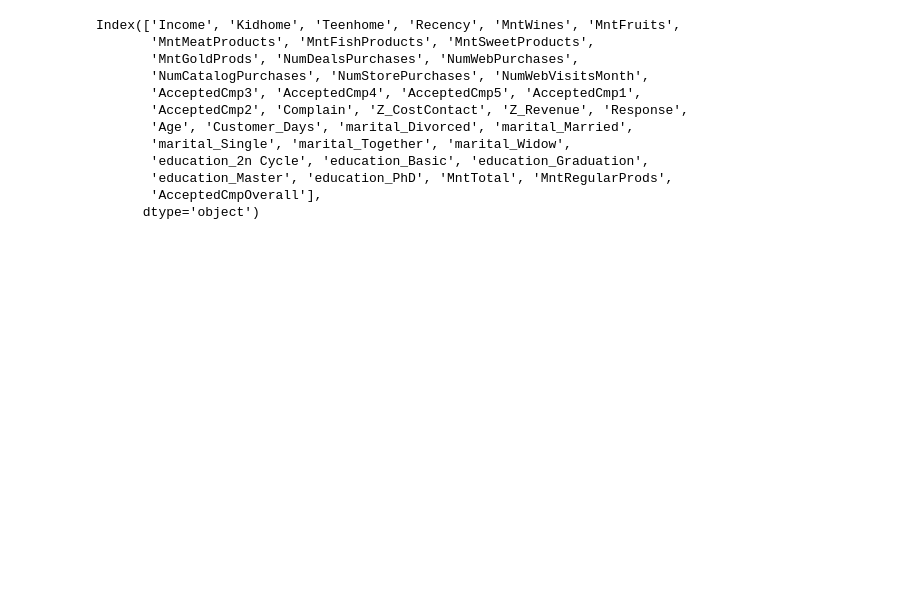
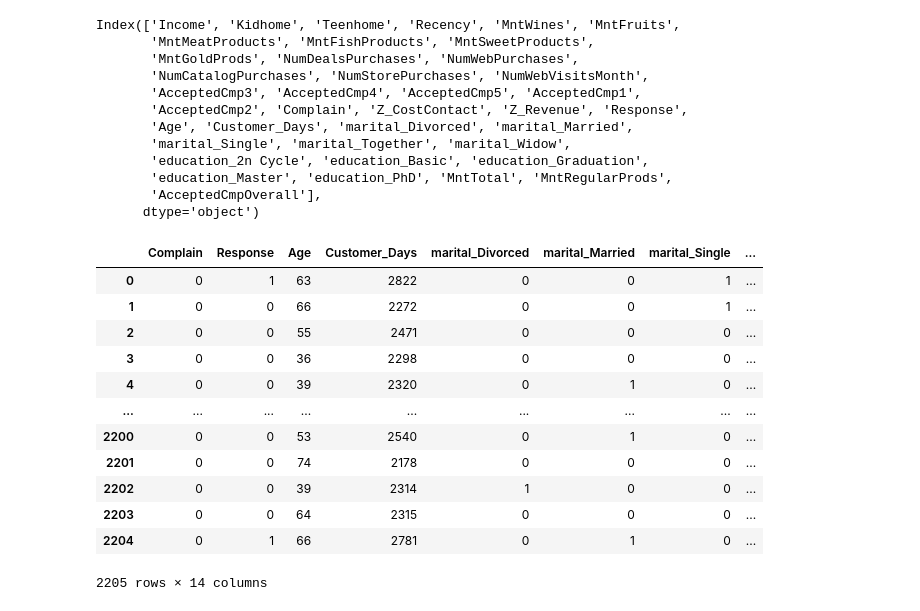
Before and after one commit to kevintao0417/F24_DATA110, a Jupyter notebook: Project/F1/Code1.ipynb, the cells around one changed output. Cells and saved outputs as stored; diff of their text form; code cells hidden in the pictures; blank space fills up the shorter version.

Commit message:
customer_data

```diff
--- a/Project/F1/Code1.ipynb
+++ b/Project/F1/Code1.ipynb
@@ -88,3 +88,22 @@ Index(['Income', 'Kidhome', 'Teenhome', 'Recency', 'MntWines', 'MntFruits',
        'education_Master', 'education_PhD', 'MntTotal', 'MntRegularProds',
        'AcceptedCmpOverall'],
       dtype='object')
+# %%
+customer_data = ID_data.filter(['Complain', 'Response', 'Age', 'Customer_Days', 'marital_Divorced', 'marital_Married',
+       'marital_Single', 'marital_Together', 'marital_Widow', 'education_2n Cycle', 'education_Basic', 'education_Graduation',
+       'education_Master', 'education_PhD'])
+customer_data
+# %% [output]
+|  | Complain | Response | Age | Customer_Days | marital_Divorced | marital_Married | marital_Single | ... |
+| 0 | 0 | 1 | 63 | 2822 | 0 | 0 | 1 | ... |
+| 1 | 0 | 0 | 66 | 2272 | 0 | 0 | 1 | ... |
+| 2 | 0 | 0 | 55 | 2471 | 0 | 0 | 0 | ... |
+| 3 | 0 | 0 | 36 | 2298 | 0 | 0 | 0 | ... |
+| 4 | 0 | 0 | 39 | 2320 | 0 | 1 | 0 | ... |
+| ... | ... | ... | ... | ... | ... | ... | ... | ... |
+| 2200 | 0 | 0 | 53 | 2540 | 0 | 1 | 0 | ... |
+| 2201 | 0 | 0 | 74 | 2178 | 0 | 0 | 0 | ... |
+| 2202 | 0 | 0 | 39 | 2314 | 1 | 0 | 0 | ... |
+| 2203 | 0 | 0 | 64 | 2315 | 0 | 0 | 0 | ... |
+| 2204 | 0 | 1 | 66 | 2781 | 0 | 1 | 0 | ... |
+2205 rows × 14 columns
```
Also changed, not shown: parts of 1 cell of this notebook, 1 other file.
